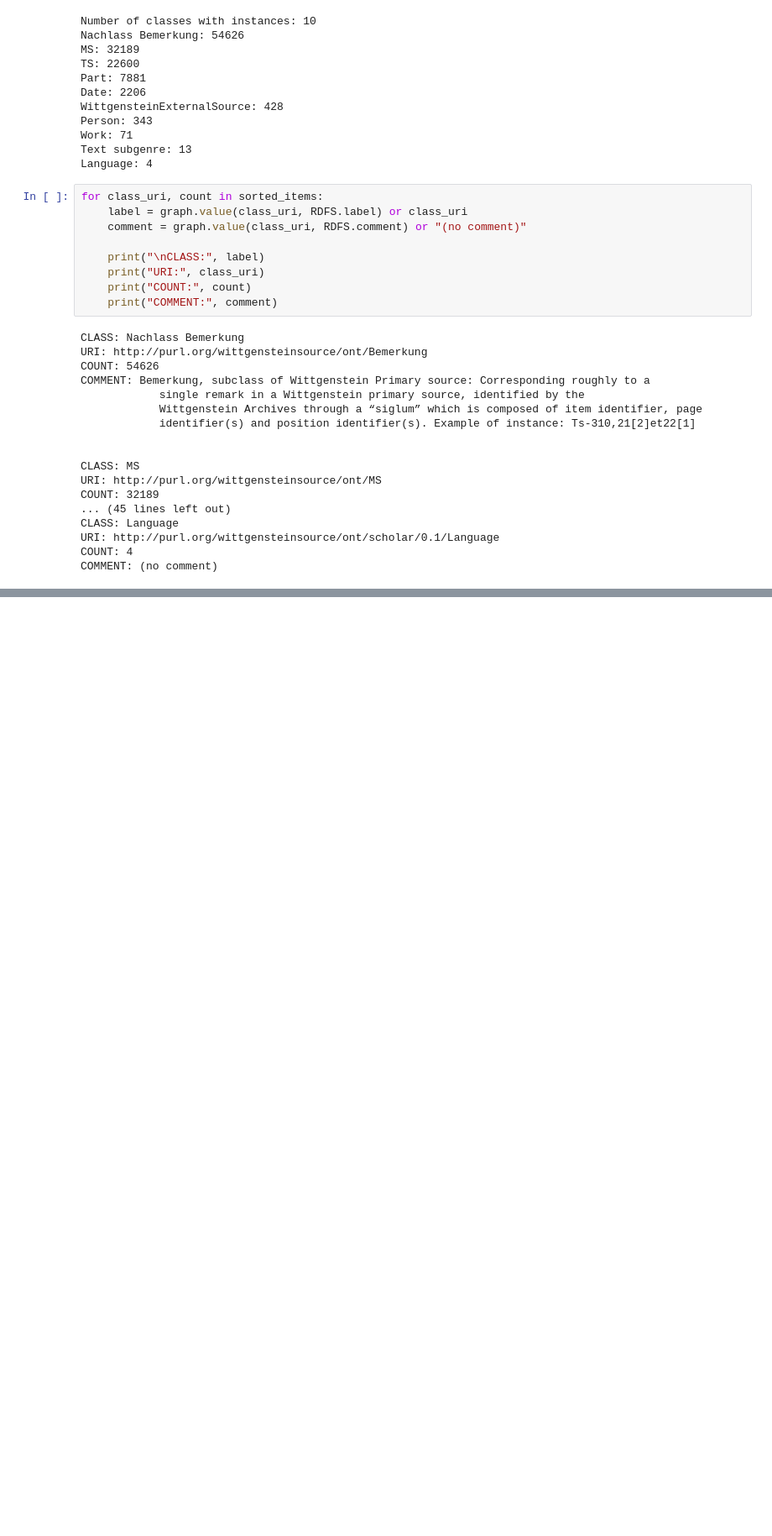
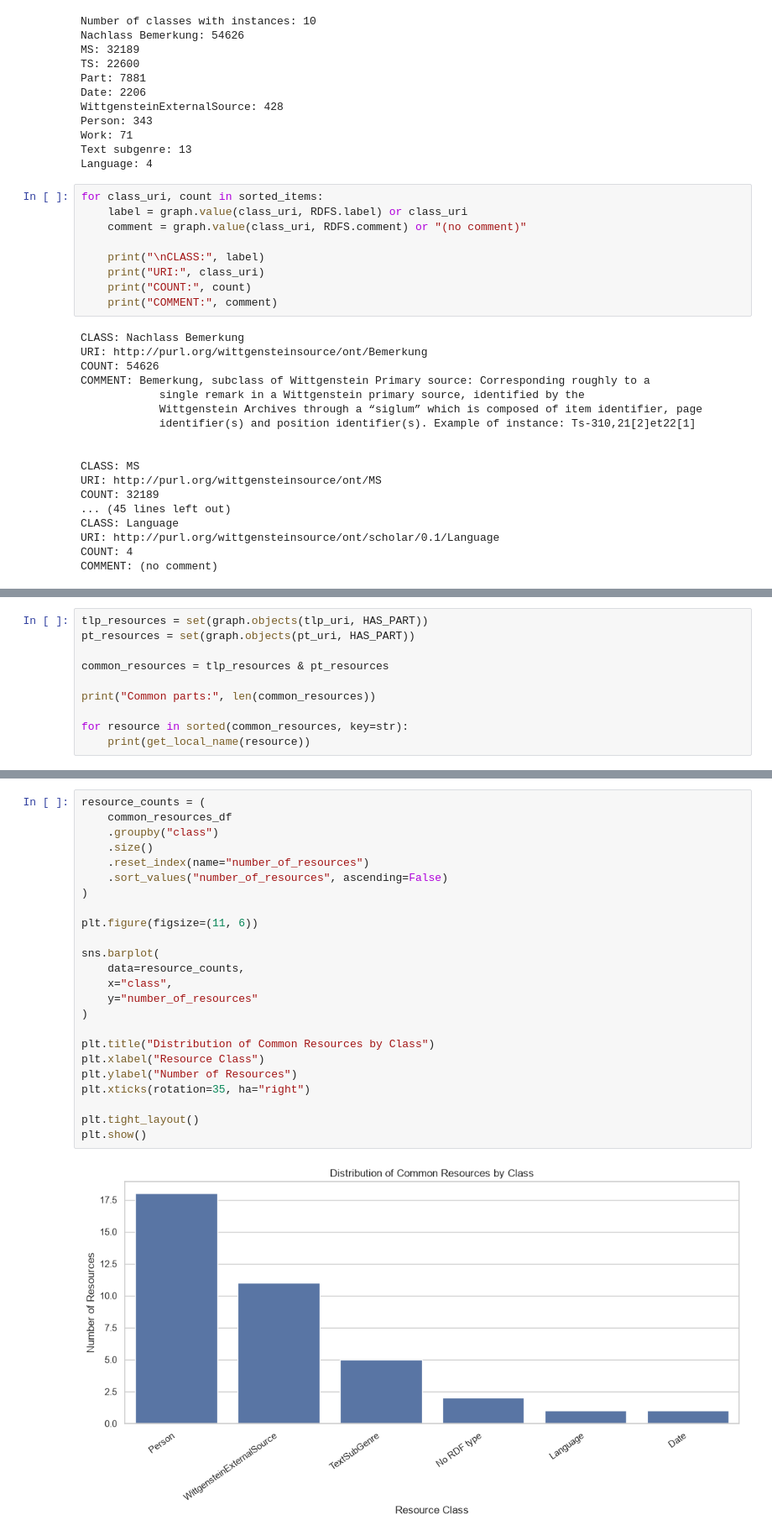
Before and after one commit to i4444i4444/OWL-ontology-align, a Jupyter notebook: tractatus-alignment/notebooks/inspect_wab.ipynb, the cells around one changed output, grey strips where cells are left out. Shown at 84% size. Drawn from its saved outputs; the diff is of its cells as text; blank space fills up the shorter version.

```diff
--- a/tractatus-alignment/notebooks/inspect_wab.ipynb
+++ b/tractatus-alignment/notebooks/inspect_wab.ipynb
@@ -321,0 +1217,10 @@ COMMENT: (no comment)
+# %%
+tlp_resources = set(graph.objects(tlp_uri, HAS_PART))
+pt_resources = set(graph.objects(pt_uri, HAS_PART))
+
+common_resources = tlp_resources & pt_resources
+
+print("Common parts:", len(common_resources))
+
+for resource in sorted(common_resources, key=str):
+    print(get_local_name(resource))
@@ -321,0 +1305,26 @@ COMMENT: (no comment)
+# %%
+resource_counts = (
+    common_resources_df
+    .groupby("class")
+    .size()
+    .reset_index(name="number_of_resources")
+    .sort_values("number_of_resources", ascending=False)
+)
+
+plt.figure(figsize=(11, 6))
+
+sns.barplot(
+    data=resource_counts,
+    x="class",
+    y="number_of_resources"
+)
+
+plt.title("Distribution of Common Resources by Class")
+plt.xlabel("Resource Class")
+plt.ylabel("Number of Resources")
+plt.xticks(rotation=35, ha="right")
+
+plt.tight_layout()
+plt.show()
+# %% [output]
+[figure, added]
```
Also changed, not shown: parts of 35 cells of this notebook, 3 other files.
